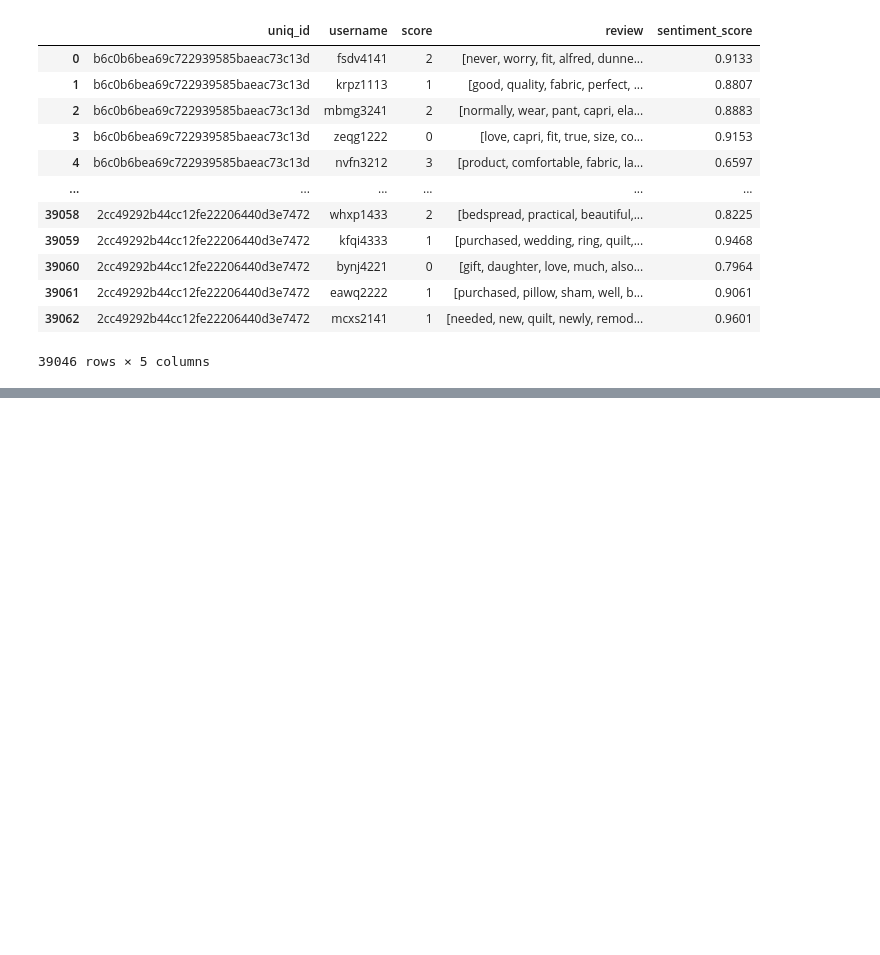
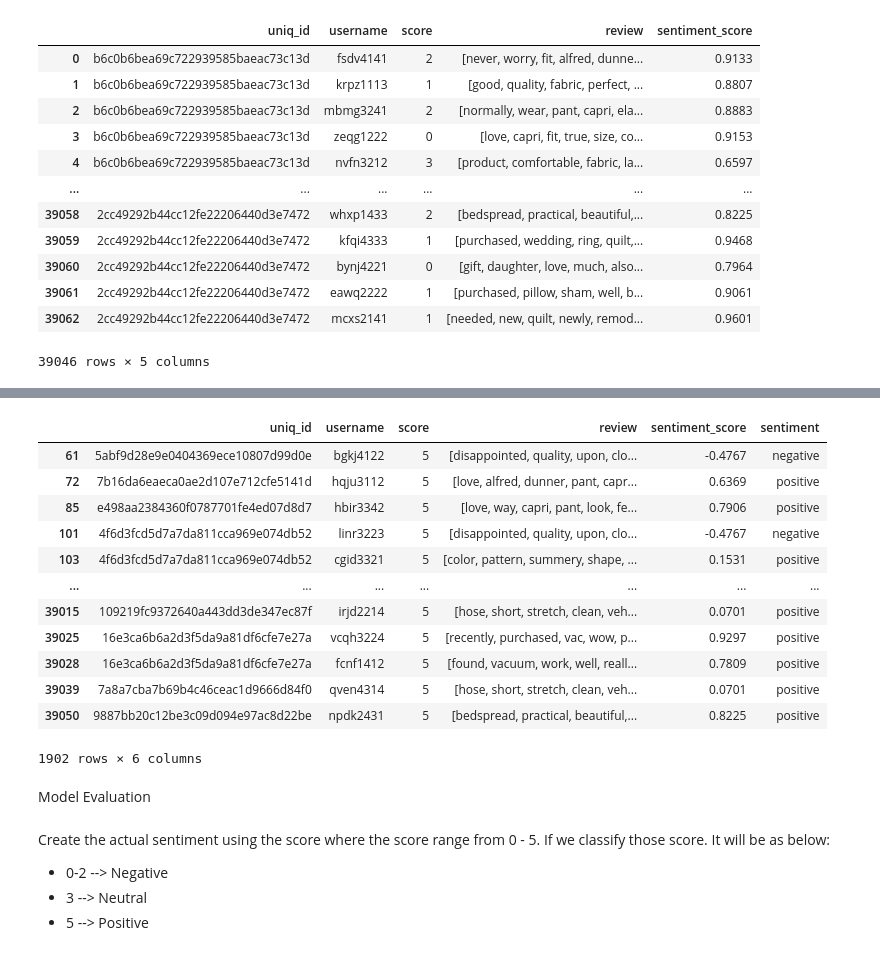
Before and after one commit to Malki9/3601763_BD2, a Jupyter notebook: 3601763_BD2.ipynb, the cells around one changed output, grey strips where cells are left out. Cells and saved outputs as stored; diff of their text form; code cells hidden in the pictures; blank space fills up the shorter version.

```diff
--- a/3601763_BD2.ipynb
+++ b/3601763_BD2.ipynb
@@ -603,0 +621,25 @@ reviews
+# %%
+# Check sentiment_score greater than 0.05
+reviews[reviews['score'] == 5]
+# %% [output]
+|  | uniq_id | username | score | review | sentiment_score | sentiment |
+| 61 | 5abf9d28e9e0404369ece10807d99d0e | bgkj4122 | 5 | [disappointed, quality, upon, clo... | -0.4767 | negative |
+| 72 | 7b16da6eaeca0ae2d107e712cfe5141d | hqju3112 | 5 | [love, alfred, dunner, pant, capr... | 0.6369 | positive |
+| 85 | e498aa2384360f0787701fe4ed07d8d7 | hbir3342 | 5 | [love, way, capri, pant, look, fe... | 0.7906 | positive |
+| 101 | 4f6d3fcd5d7a7da811cca969e074db52 | linr3223 | 5 | [disappointed, quality, upon, clo... | -0.4767 | negative |
+| 103 | 4f6d3fcd5d7a7da811cca969e074db52 | cgid3321 | 5 | [color, pattern, summery, shape, ... | 0.1531 | positive |
+| ... | ... | ... | ... | ... | ... | ... |
+| 39015 | 109219fc9372640a443dd3de347ec87f | irjd2214 | 5 | [hose, short, stretch, clean, veh... | 0.0701 | positive |
+| 39025 | 16e3ca6b6a2d3f5da9a81df6cfe7e27a | vcqh3224 | 5 | [recently, purchased, vac, wow, p... | 0.9297 | positive |
+| 39028 | 16e3ca6b6a2d3f5da9a81df6cfe7e27a | fcnf1412 | 5 | [found, vacuum, work, well, reall... | 0.7809 | positive |
+| 39039 | 7a8a7cba7b69b4c46ceac1d9666d84f0 | qven4314 | 5 | [hose, short, stretch, clean, veh... | 0.0701 | positive |
+| 39050 | 9887bb20c12be3c09d094e97ac8d22be | npdk2431 | 5 | [bedspread, practical, beautiful,... | 0.8225 | positive |
+1902 rows × 6 columns
+# %% [markdown]
+Model Evaluation
+# %% [markdown]
+Create the actual sentiment using the score where the score range from 0 - 5.
+If we classify those score. It will be as below:
+*   0-2 --> Negative
+*   3 --> Neutral
+*   5 --> Positive
```
Also changed, not shown: parts of 7 cells of this notebook.
